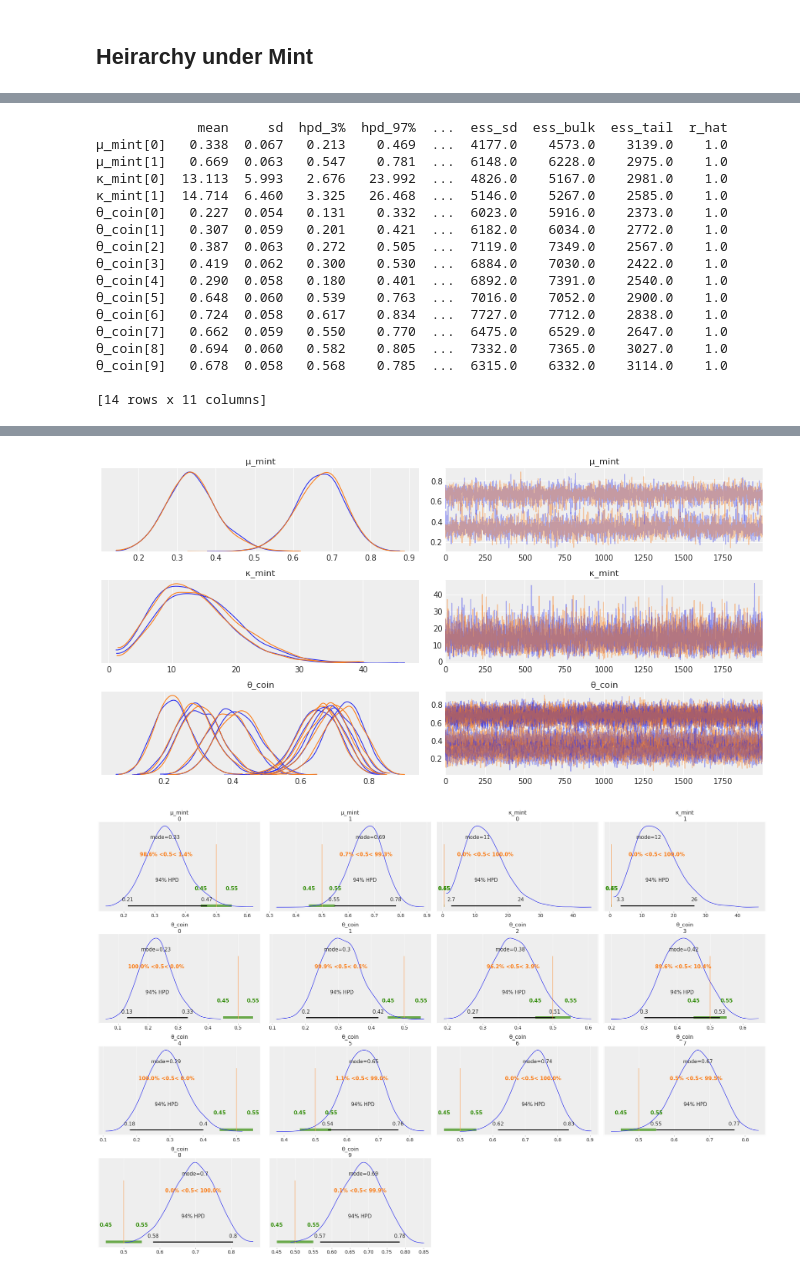
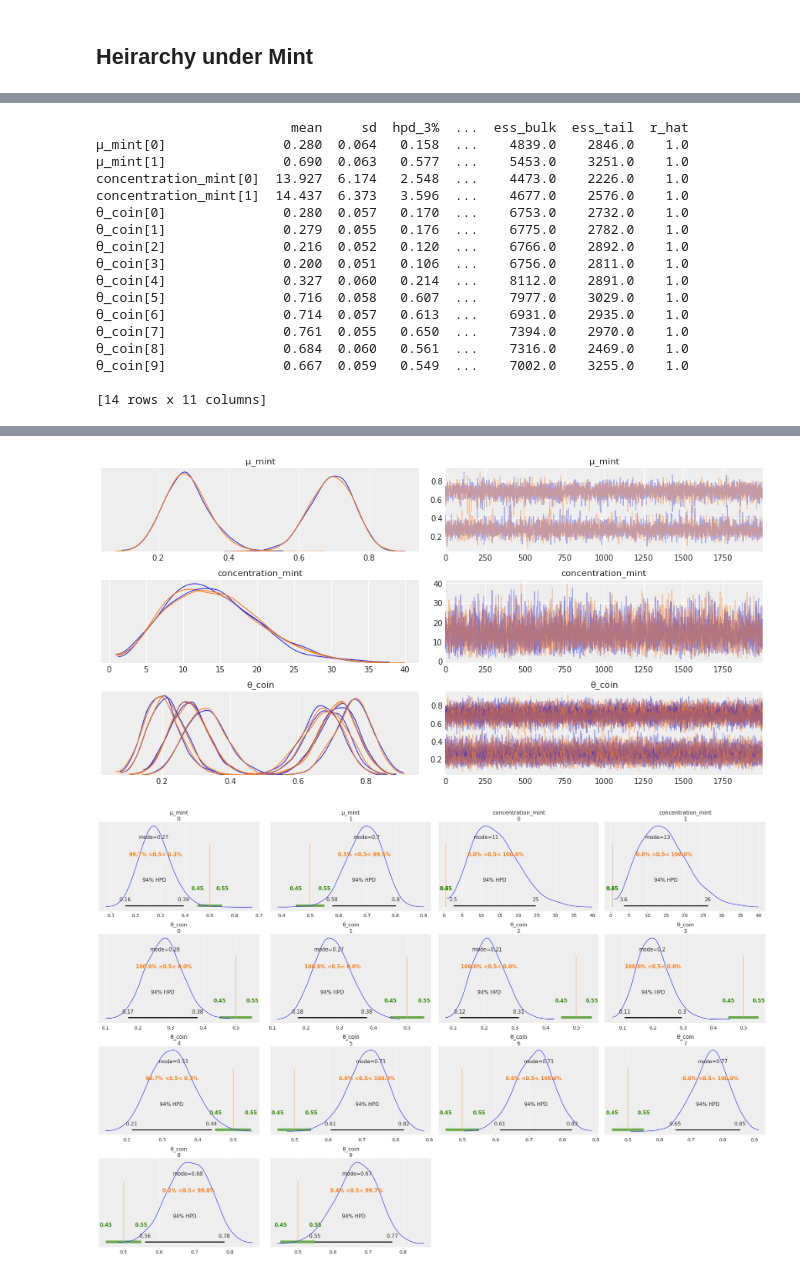
Before and after one commit to ctarrington/data-science-hw, a Jupyter notebook: dbda/ch09-heirarchical-models/heirarchical_on_mint.ipynb, the cells around one changed output, grey strips where cells are left out. Cells and saved outputs as stored; diff of their text form; code cells hidden in the pictures.

Commit message:
weak prior

```diff
--- a/dbda/ch09-heirarchical-models/heirarchical_on_mint.ipynb
+++ b/dbda/ch09-heirarchical-models/heirarchical_on_mint.ipynb
@@ -156,10 +156,10 @@ grouped.columns = ['mint_id', 'coin_id', 'heads', 'total']
 mint_id = grouped['mint_id']
 # %%
 with pm.Model() as model_h_mint:
-    μ_mint = pm.Beta('μ_mint', 0.5, 0.5, shape=num_mints) # bimodal prior
-    κ_mint = pm.HalfNormal('κ_mint', 10, shape=num_mints)
+    μ_mint = pm.Beta('μ_mint', 1, 1, shape=num_mints)
+    concentration_mint = pm.HalfNormal('concentration_mint', 10, shape=num_mints)
 
-    θ_coin = pm.Beta('θ_coin', alpha=μ_mint[mint_id]*κ_mint[mint_id], beta=(1.0-μ_mint[mint_id])*κ_mint[mint_id], shape=num_coins)
+    θ_coin = pm.Beta('θ_coin', alpha=μ_mint[mint_id]*concentration_mint[mint_id], beta=(1.0-μ_mint[mint_id])*concentration_mint[mint_id], shape=num_coins)
     y = pm.Bernoulli('y', p=θ_coin[coin_id], observed=df['flip']) # likelihood p(y|θ)
 
     trace = pm.sample(2000, random_seed=123)
@@ -176,20 +176,20 @@ NUTS: [θ_coin, κ_mint, μ_mint]
-             mean     sd  hpd_3%  hpd_97%  ...  ess_sd  ess_bulk  ess_tail  r_hat
-μ_mint[0]   0.338  0.067   0.213    0.469  ...  4177.0    4573.0    3139.0    1.0
-μ_mint[1]   0.669  0.063   0.547    0.781  ...  6148.0    6228.0    2975.0    1.0
-κ_mint[0]  13.113  5.993   2.676   23.992  ...  4826.0    5167.0    2981.0    1.0
-κ_mint[1]  14.714  6.460   3.325   26.468  ...  5146.0    5267.0    2585.0    1.0
-θ_coin[0]   0.227  0.054   0.131    0.332  ...  6023.0    5916.0    2373.0    1.0
-θ_coin[1]   0.307  0.059   0.201    0.421  ...  6182.0    6034.0    2772.0    1.0
-θ_coin[2]   0.387  0.063   0.272    0.505  ...  7119.0    7349.0    2567.0    1.0
-θ_coin[3]   0.419  0.062   0.300    0.530  ...  6884.0    7030.0    2422.0    1.0
-θ_coin[4]   0.290  0.058   0.180    0.401  ...  6892.0    7391.0    2540.0    1.0
-θ_coin[5]   0.648  0.060   0.539    0.763  ...  7016.0    7052.0    2900.0    1.0
-θ_coin[6]   0.724  0.058   0.617    0.834  ...  7727.0    7712.0    2838.0    1.0
-θ_coin[7]   0.662  0.059   0.550    0.770  ...  6475.0    6529.0    2647.0    1.0
-θ_coin[8]   0.694  0.060   0.582    0.805  ...  7332.0    7365.0    3027.0    1.0
-θ_coin[9]   0.678  0.058   0.568    0.785  ...  6315.0    6332.0    3114.0    1.0
+                         mean     sd  hpd_3%  ...  ess_bulk  ess_tail  r_hat
+μ_mint[0]               0.280  0.064   0.158  ...    4839.0    2846.0    1.0
+μ_mint[1]               0.690  0.063   0.577  ...    5453.0    3251.0    1.0
+concentration_mint[0]  13.927  6.174   2.548  ...    4473.0    2226.0    1.0
+concentration_mint[1]  14.437  6.373   3.596  ...    4677.0    2576.0    1.0
+θ_coin[0]               0.280  0.057   0.170  ...    6753.0    2732.0    1.0
+θ_coin[1]               0.279  0.055   0.176  ...    6775.0    2782.0    1.0
+θ_coin[2]               0.216  0.052   0.120  ...    6766.0    2892.0    1.0
+θ_coin[3]               0.200  0.051   0.106  ...    6756.0    2811.0    1.0
+θ_coin[4]               0.327  0.060   0.214  ...    8112.0    2891.0    1.0
+θ_coin[5]               0.716  0.058   0.607  ...    7977.0    3029.0    1.0
+θ_coin[6]               0.714  0.057   0.613  ...    6931.0    2935.0    1.0
+θ_coin[7]               0.761  0.055   0.650  ...    7394.0    2970.0    1.0
+θ_coin[8]               0.684  0.060   0.561  ...    7316.0    2469.0    1.0
+θ_coin[9]               0.667  0.059   0.549  ...    7002.0    3255.0    1.0
 
 [14 rows x 11 columns]
 [drawing not drawn]
-[figure, old version]
+[figure, new version]
-[figure, old version]
+[figure, new version]
```
Also changed, not shown: parts of 5 cells of this notebook.
